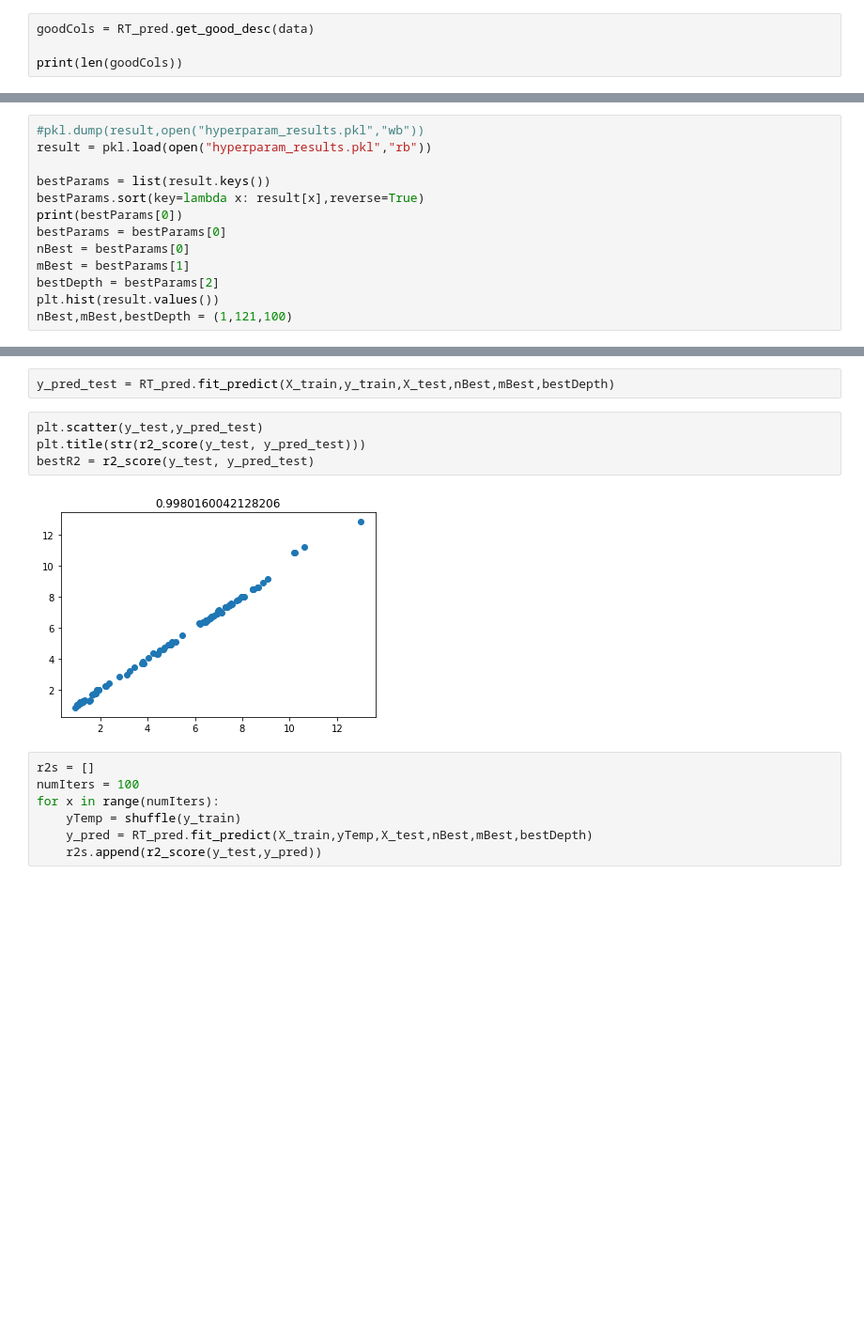
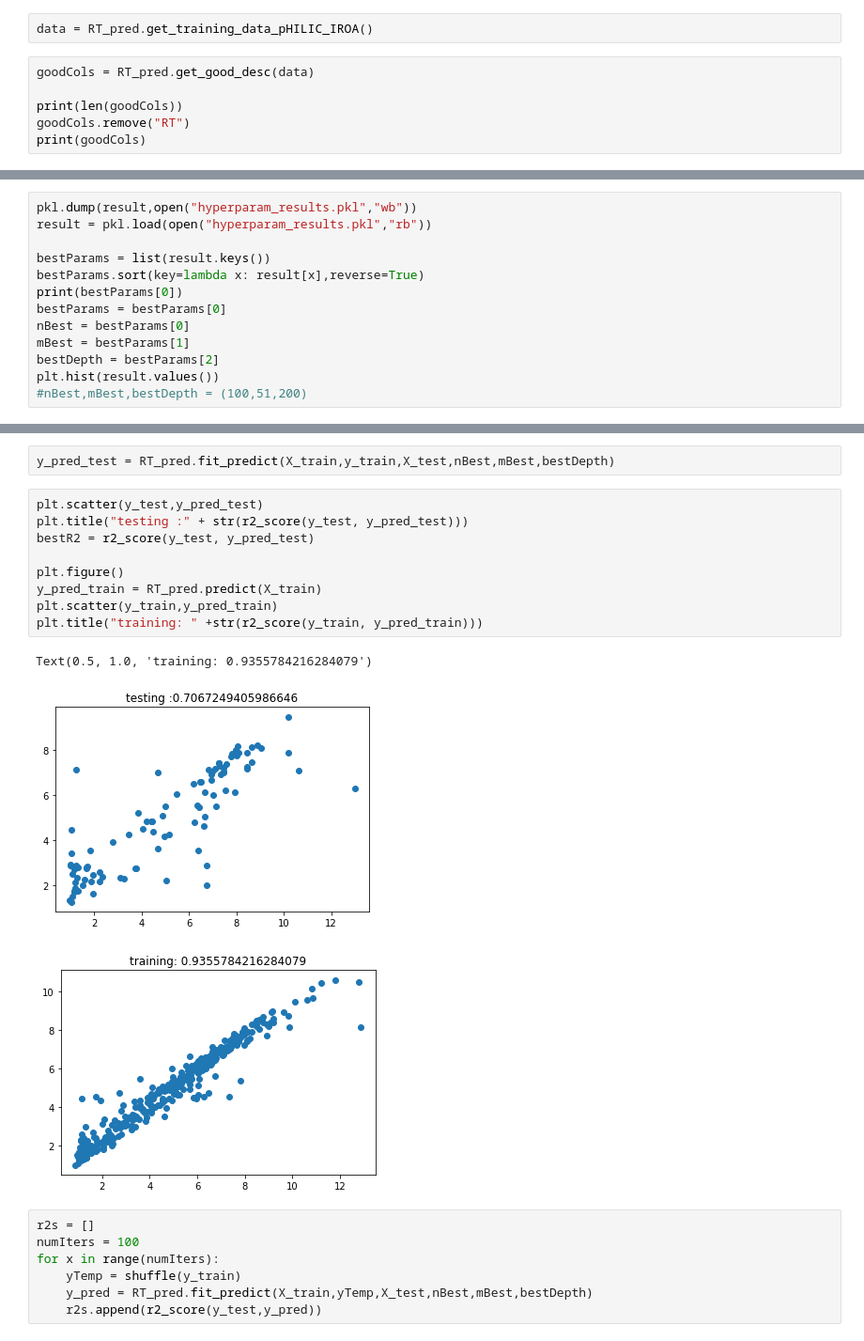
Before and after one commit to e-stan/RT_prediction, a Jupyter notebook: scripts/hyperparameter_optimization.ipynb, the cells around one changed output, grey strips where cells are left out. Shown: that part at 94% size. Drawn from its saved outputs; the diff is of its cells as text; blank space fills up the shorter version.

```diff
--- a/scripts/hyperparameter_optimization.ipynb
+++ b/scripts/hyperparameter_optimization.ipynb
@@ -9,5 +9,9 @@ data = pd.read_csv(filename)
+# %%
+data = RT_pred.get_training_data_pHILIC_IROA()
 # %%
 goodCols = RT_pred.get_good_desc(data)
 
 print(len(goodCols))
+goodCols.remove("RT")
+print(goodCols)
 # %% [output]
@@ -33,5 +57,5 @@ X_train, X_test, y_train, y_test = train_test_split(X, y, test_size=0.20,random_
 # %%
-#pkl.dump(result,open("hyperparam_results.pkl","wb"))
+pkl.dump(result,open("hyperparam_results.pkl","wb"))
 result = pkl.load(open("hyperparam_results.pkl","rb"))
 
 bestParams = list(result.keys())
@@ -42,5 +66,5 @@ nBest = bestParams[0]
 mBest = bestParams[1]
 bestDepth = bestParams[2]
 plt.hist(result.values())
-nBest,mBest,bestDepth = (1,121,100)
+#nBest,mBest,bestDepth = (100,51,200)
 # %% [output]
@@ -50,10 +79,17 @@ nBest,mBest,bestDepth = (1,121,100)
 y_pred_test = RT_pred.fit_predict(X_train,y_train,X_test,nBest,mBest,bestDepth)
 # %%
 plt.scatter(y_test,y_pred_test)
-plt.title(str(r2_score(y_test, y_pred_test)))
+plt.title("testing :" + str(r2_score(y_test, y_pred_test)))
 bestR2 = r2_score(y_test, y_pred_test)
+
+plt.figure()
+y_pred_train = RT_pred.predict(X_train)
+plt.scatter(y_train,y_pred_train)
+plt.title("training: " +str(r2_score(y_train, y_pred_train)))
 # %% [output]
+Text(0.5, 1.0, 'training: 0.9355784216284079')
-[figure, old version]
+[figure, new version]
+[figure, added]
 # %%
 r2s = []
 numIters = 100
```
Also changed, not shown: parts of 6 cells of this notebook, 9 other files.
